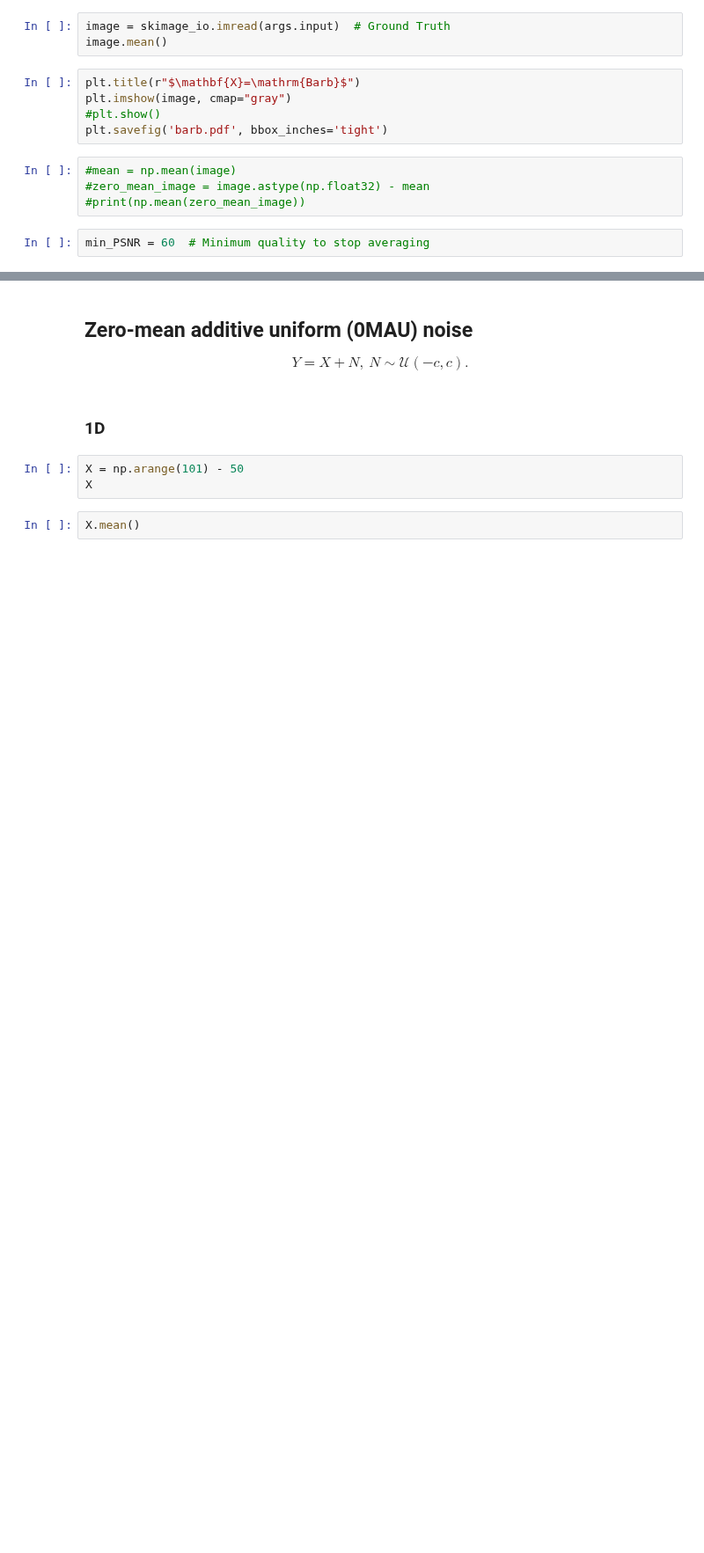
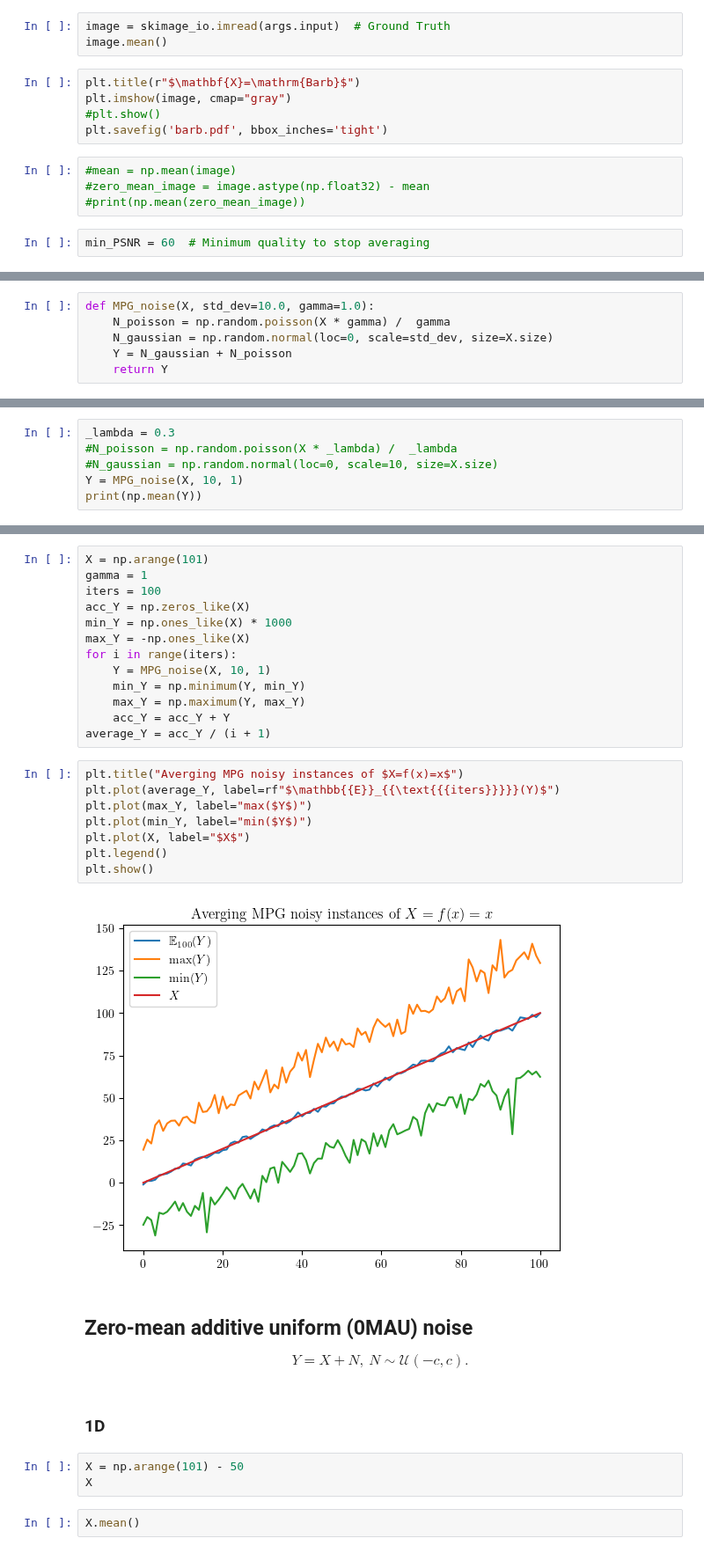
Before and after one commit to vicente-gonzalez-ruiz/denoising, a Jupyter notebook: figs/averaging_denoising.ipynb, the cells around one changed output, grey strips where cells are left out. Shown at 88% size. Saved outputs shown, nothing was run; the diff lists cells and outputs as text; blank space fills up the shorter version.

```diff
--- a/figs/averaging_denoising.ipynb
+++ b/figs/averaging_denoising.ipynb
@@ -89,0 +311,6 @@ min_PSNR = 60  # Minimum quality to stop averaging
+# %%
+def MPG_noise(X, std_dev=10.0, gamma=1.0):
+    N_poisson = np.random.poisson(X * gamma) /  gamma
+    N_gaussian = np.random.normal(loc=0, scale=std_dev, size=X.size)
+    Y = N_gaussian + N_poisson
+    return Y
@@ -89,0 +321,6 @@ min_PSNR = 60  # Minimum quality to stop averaging
+# %%
+_lambda = 0.3
+#N_poisson = np.random.poisson(X * _lambda) /  _lambda
+#N_gaussian = np.random.normal(loc=0, scale=10, size=X.size)
+Y = MPG_noise(X, 10, 1)
+print(np.mean(Y))
@@ -90,3 +339,26 @@ min_PSNR = 60  # Minimum quality to stop averaging
+# %%
+X = np.arange(101)
+gamma = 1
+iters = 100
+acc_Y = np.zeros_like(X)
+min_Y = np.ones_like(X) * 1000
+max_Y = -np.ones_like(X)
+for i in range(iters):
+    Y = MPG_noise(X, 10, 1)
+    min_Y = np.minimum(Y, min_Y)
+    max_Y = np.maximum(Y, max_Y)
+    acc_Y = acc_Y + Y
+average_Y = acc_Y / (i + 1)
+# %%
+plt.title("Averging MPG noisy instances of $X=f(x)=x$")
+plt.plot(average_Y, label=rf"$\mathbb{{E}}_{{\text{{{iters}}}}}(Y)$")
+plt.plot(max_Y, label="max($Y$)")
+plt.plot(min_Y, label="min($Y$)")
+plt.plot(X, label="$X$")
+plt.legend()
+plt.show()
+# %% [output]
+[figure, added]
 # %% [markdown]
 ## Zero-mean additive uniform (0MAU) noise
 \begin{equation}
```
Also changed, not shown: parts of 63 cells of this notebook, 1 other file.
